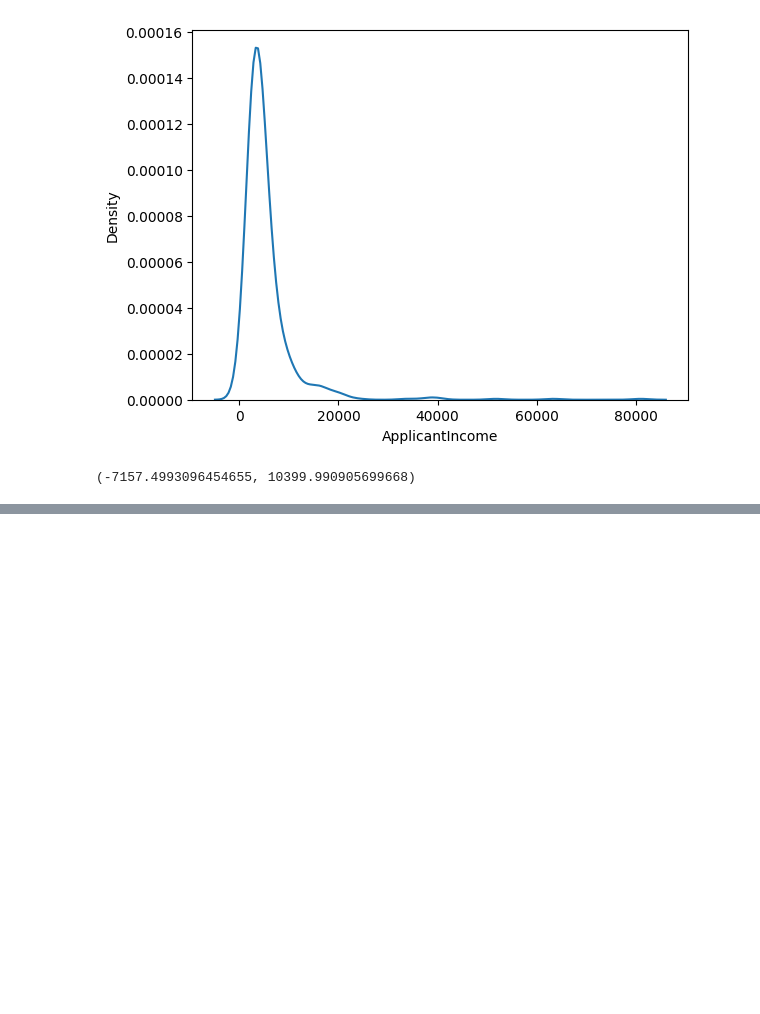
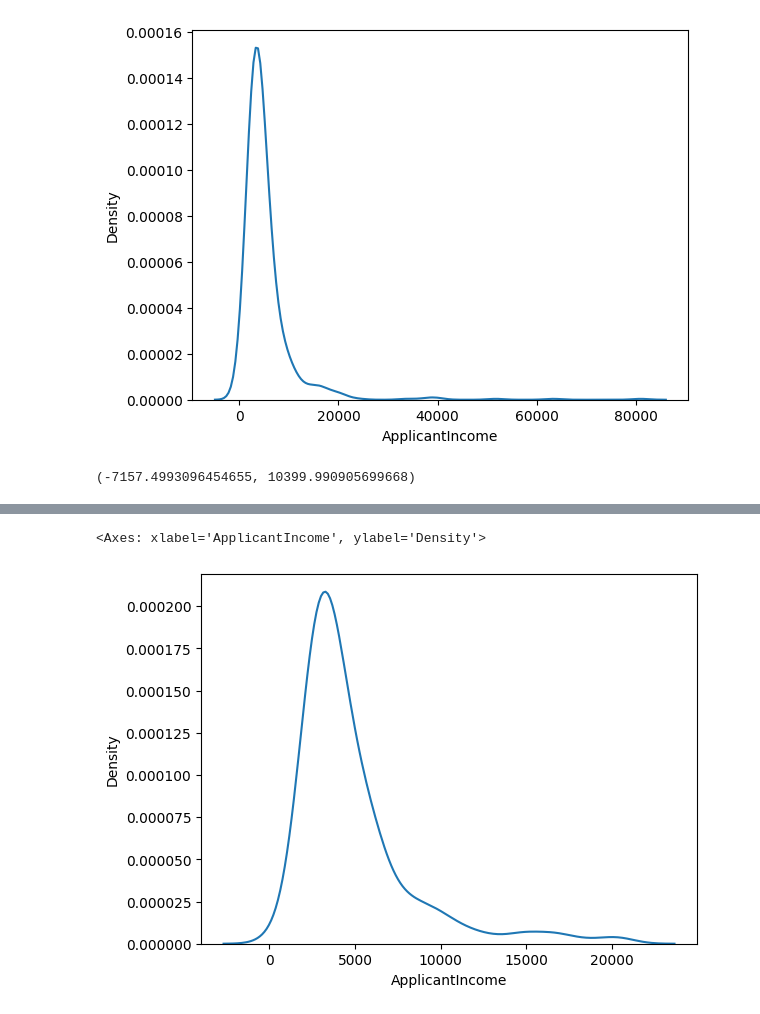
Before and after one commit to tanviparmarrajput/DATA-CLAENING-DATA-VISUALIZATION, a Jupyter notebook: 8outliers.ipynb, the cells around one changed output, grey strips where cells are left out. Drawn from its saved outputs; the diff is of its cells as text; code cells hidden in the pictures; blank space fills up the shorter version.

```diff
--- a/8outliers.ipynb
+++ b/8outliers.ipynb
@@ -113,0 +130,5 @@ min_range_coapp,max_range_coapp
+# %%
+sns.kdeplot(x="ApplicantIncome",data=outlier_remove_data1)
+# %% [output]
+<Axes: xlabel='ApplicantIncome', ylabel='Density'>
+[figure, added]
```
Also changed, not shown: parts of 19 cells of this notebook, 1 other file.
